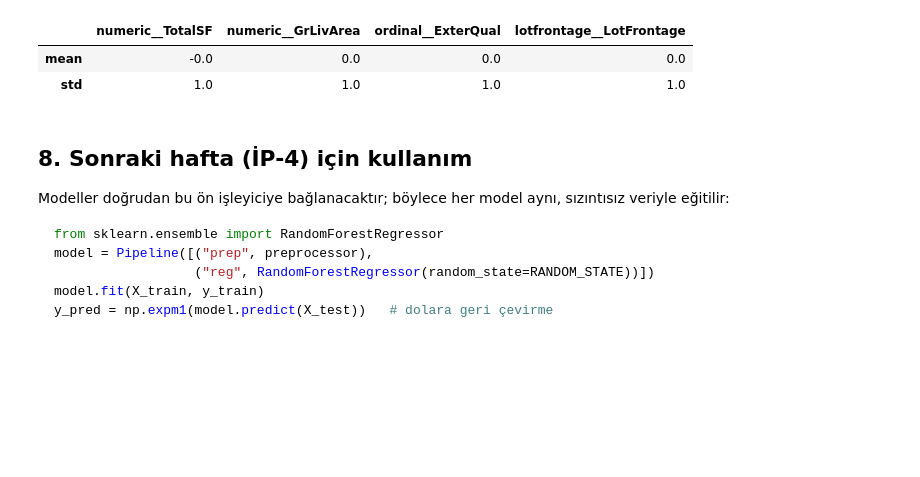
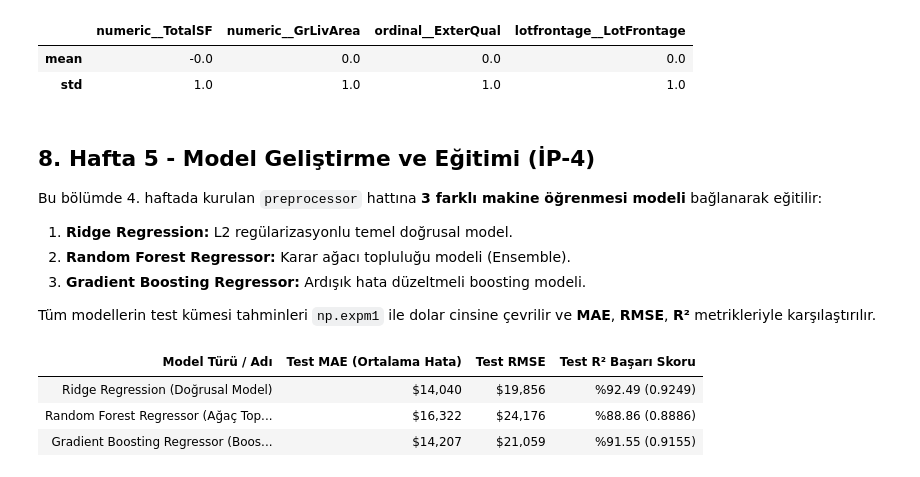
Before and after one commit to konut-satis-fiyati-tahmini/konut-satis-fiyat-tahmini, a Jupyter notebook: hafta4_ozellik_muhendisligi.ipynb, the cells around one changed output. Saved outputs shown, nothing was run; the diff lists cells and outputs as text; code cells hidden in the pictures; blank space fills up the shorter version.

````diff
--- a/hafta4_ozellik_muhendisligi.ipynb
+++ b/hafta4_ozellik_muhendisligi.ipynb
@@ -281,13 +281,54 @@ X_train_df[kontrol].describe().loc[["mean", "std"]].round(3)
 | mean | -0.0 | 0.0 | 0.0 | 0.0 |
 | std | 1.0 | 1.0 | 1.0 | 1.0 |
 # %% [markdown]
-## 8. Sonraki hafta (İP-4) için kullanım
-Modeller doğrudan bu ön işleyiciye bağlanacaktır; böylece her model aynı, sızıntısız veriyle eğitilir:
+## 8. Hafta 5 - Model Geliştirme ve Eğitimi (İP-4)
+Bu bölümde 4. haftada kurulan `preprocessor` hattına **3 farklı makine öğrenmesi modeli** bağlanarak eğitilir:
+1. **Ridge Regression:** L2 regülarizasyonlu temel doğrusal model.
+2. **Random Forest Regressor:** Karar ağacı topluluğu modeli (Ensemble).
+3. **Gradient Boosting Regressor:** Ardışık hata düzeltmeli boosting modeli.
 
-```python
-from sklearn.ensemble import RandomForestRegressor
-model = Pipeline([("prep", preprocessor),
-                  ("reg", RandomForestRegressor(random_state=RANDOM_STATE))])
-model.fit(X_train, y_train)
-y_pred = np.expm1(model.predict(X_test))   # dolara geri çevirme
-```
+Tüm modellerin test kümesi tahminleri `np.expm1` ile dolar cinsine çevrilir ve **MAE**, **RMSE**, **R²** metrikleriyle karşılaştırılır.
+# %%
+from sklearn.linear_model import Ridge
+from sklearn.ensemble import RandomForestRegressor, GradientBoostingRegressor
+from sklearn.metrics import mean_absolute_error, mean_squared_error, r2_score
+
+models = {
+    "Ridge Regression (Doğrusal Model)": Ridge(alpha=10.0),
+    "Random Forest Regressor (Ağaç Topluluğu)": RandomForestRegressor(n_estimators=100, random_state=RANDOM_STATE, n_jobs=1),
+    "Gradient Boosting Regressor (Boosting)": GradientBoostingRegressor(n_estimators=100, learning_rate=0.1, max_depth=3, random_state=RANDOM_STATE)
+}
+
+results = []
+trained_pipelines = {}
+
+for name, model in models.items():
+    pipe = Pipeline([
+        ("prep", preprocessor),
+        ("reg", model)
+    ])
+    pipe.fit(X_train, y_train)
+    trained_pipelines[name] = pipe
+
+    pred_log = pipe.predict(X_test)
+    pred_dollars = np.maximum(0, np.expm1(pred_log))
+    true_dollars = np.expm1(y_test)
+
+    mae = mean_absolute_error(true_dollars, pred_dollars)
+    rmse = np.sqrt(mean_squared_error(true_dollars, pred_dollars))
+    r2 = r2_score(true_dollars, pred_dollars)
+
+    results.append({
+        "Model Türü / Adı": name,
+        "Test MAE (Ortalama Hata)": f"${mae:,.0f}",
+        "Test RMSE": f"${rmse:,.0f}",
+        "Test R² Başarı Skoru": f"%{r2*100:.2f} ({r2:.4f})"
+    })
+
+results_df = pd.DataFrame(results)
+results_df
+# %% [output]
+| Model Türü / Adı | Test MAE (Ortalama Hata) | Test RMSE | Test R² Başarı Skoru |
+| Ridge Regression (Doğrusal Model) | $14,040 | $19,856 | %92.49 (0.9249) |
+| Random Forest Regressor (Ağaç Top... | $16,322 | $24,176 | %88.86 (0.8886) |
+| Gradient Boosting Regressor (Boos... | $14,207 | $21,059 | %91.55 (0.9155) |
````
Also changed, not shown: parts of 2 cells of this notebook.
